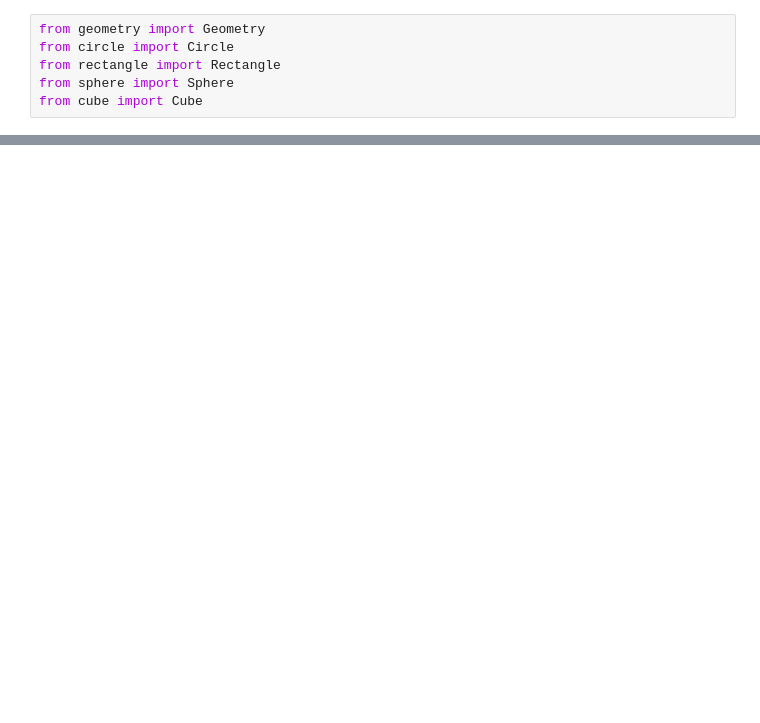
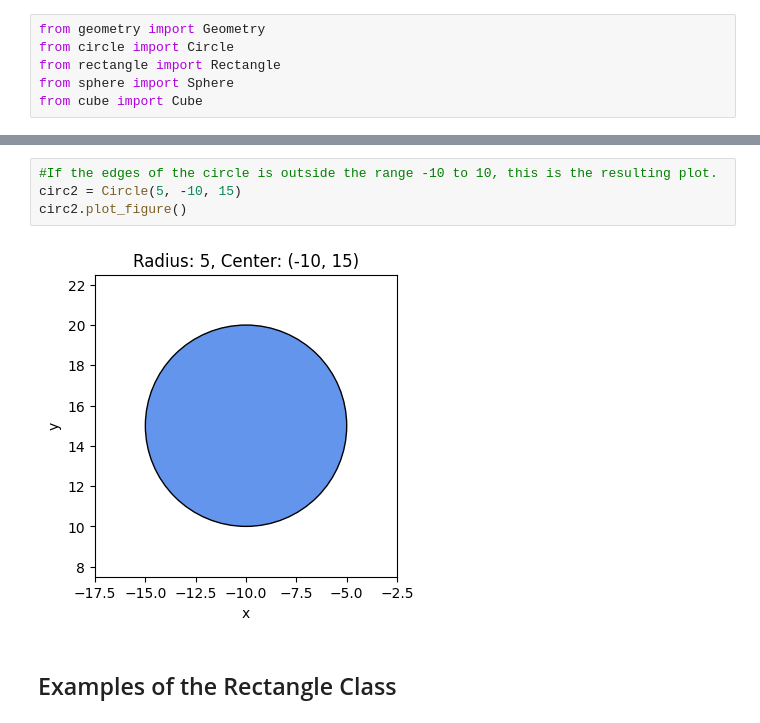
Before and after one commit to Anna-MariaSjolund/Python-Programming-Anna-MariaSjolund, a Jupyter notebook: Labs/Lab3/geometry_examples.ipynb, the cells around one changed output, grey strips where cells are left out. Drawn from its saved outputs; the diff is of its cells as text; blank space fills up the shorter version.

```diff
--- a/Labs/Lab3/geometry_examples.ipynb
+++ b/Labs/Lab3/geometry_examples.ipynb
@@ -77,0 +40,8 @@ cub.plot_figure(fixed_scale10=True, point=(3,3,3))
+# %%
+#If the edges of the circle is outside the range -10 to 10, this is the resulting plot.
+circ2 = Circle(5, -10, 15)
+circ2.plot_figure()
+# %% [output]
+[figure, added]
+# %% [markdown]
+## Examples of the Rectangle Class
```
Also changed, not shown: parts of 30 cells of this notebook.
